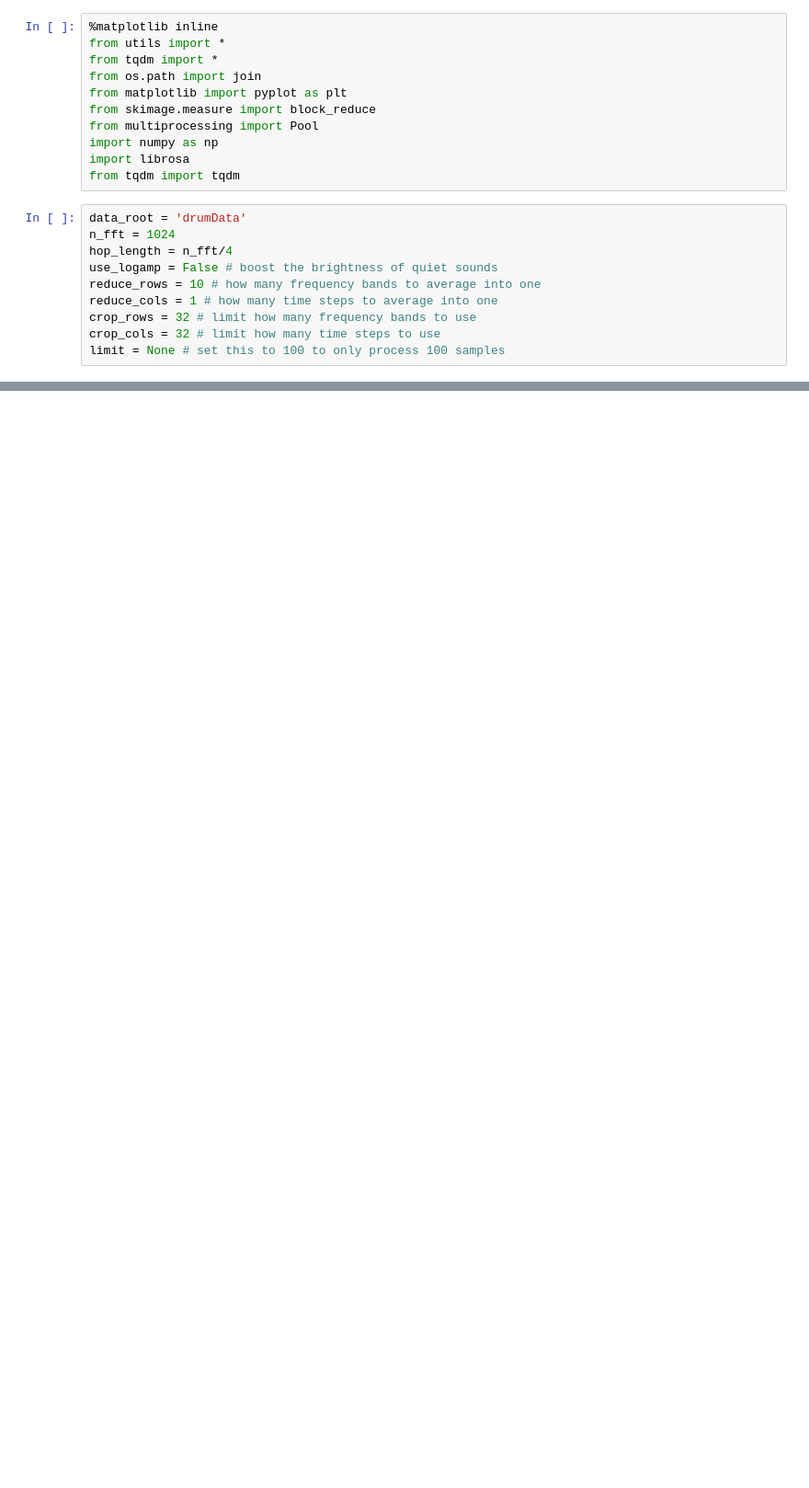
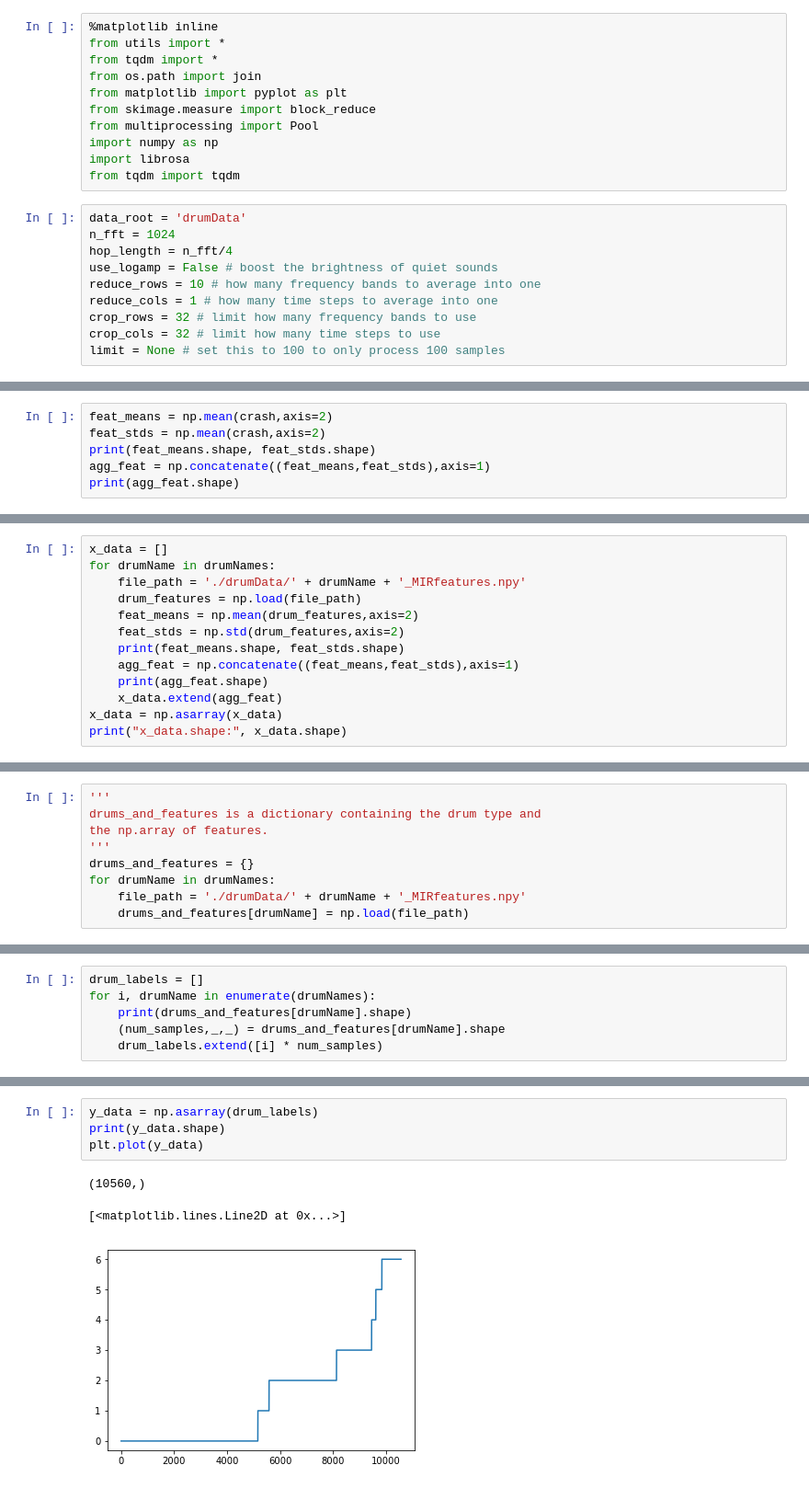
Before and after one commit to AvneeshSarwate/klustr, a Jupyter notebook: audioNotebooks/MIR Features to Clusters.ipynb, the cells around one changed output, grey strips where cells are left out. Shown at 92% size. Cells and saved outputs as stored; diff of their text form; blank space fills up the shorter version.

```diff
--- a/audioNotebooks/MIR Features to Clusters.ipynb
+++ b/audioNotebooks/MIR Features to Clusters.ipynb
@@ -61,0 +61,6 @@ drum_features =
+# %%
+feat_means = np.mean(crash,axis=2)
+feat_stds = np.mean(crash,axis=2)
+print(feat_means.shape, feat_stds.shape)
+agg_feat = np.concatenate((feat_means,feat_stds),axis=1)
+print(agg_feat.shape)
@@ -61,0 +70,13 @@ drum_features =
+# %%
+x_data = []
+for drumName in drumNames:
+    file_path = './drumData/' + drumName + '_MIRfeatures.npy'
+    drum_features = np.load(file_path)
+    feat_means = np.mean(drum_features,axis=2)
+    feat_stds = np.std(drum_features,axis=2)
+    print(feat_means.shape, feat_stds.shape)
+    agg_feat = np.concatenate((feat_means,feat_stds),axis=1)
+    print(agg_feat.shape)
+    x_data.extend(agg_feat)
+x_data = np.asarray(x_data)
+print("x_data.shape:", x_data.shape)
@@ -61,0 +101,9 @@ drum_features =
+# %%
+'''
+drums_and_features is a dictionary containing the drum type and
+the np.array of features.
+'''
+drums_and_features = {}
+for drumName in drumNames:
+    file_path = './drumData/' + drumName + '_MIRfeatures.npy'
+    drums_and_features[drumName] = np.load(file_path)
@@ -61,0 +117,6 @@ drum_features =
+# %%
+drum_labels = []
+for i, drumName in enumerate(drumNames):
+    print(drums_and_features[drumName].shape)
+    (num_samples,_,_) = drums_and_features[drumName].shape
+    drum_labels.extend([i] * num_samples)
@@ -61,0 +131,8 @@ drum_features =
+# %%
+y_data = np.asarray(drum_labels)
+print(y_data.shape)
+plt.plot(y_data)
+# %% [output]
+(10560,)
+[<matplotlib.lines.Line2D at 0x...>]
+[figure, added]
```
Also changed, not shown: parts of 32 cells of this notebook.
